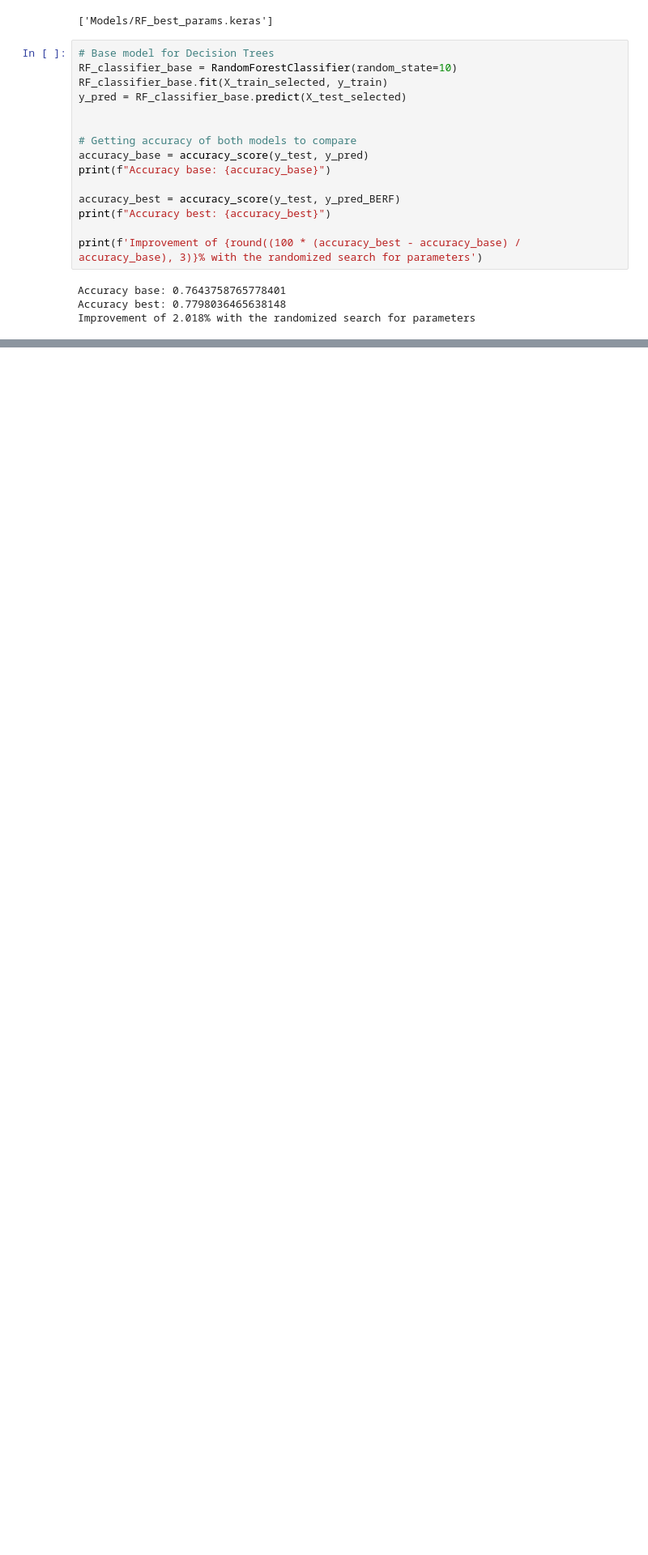
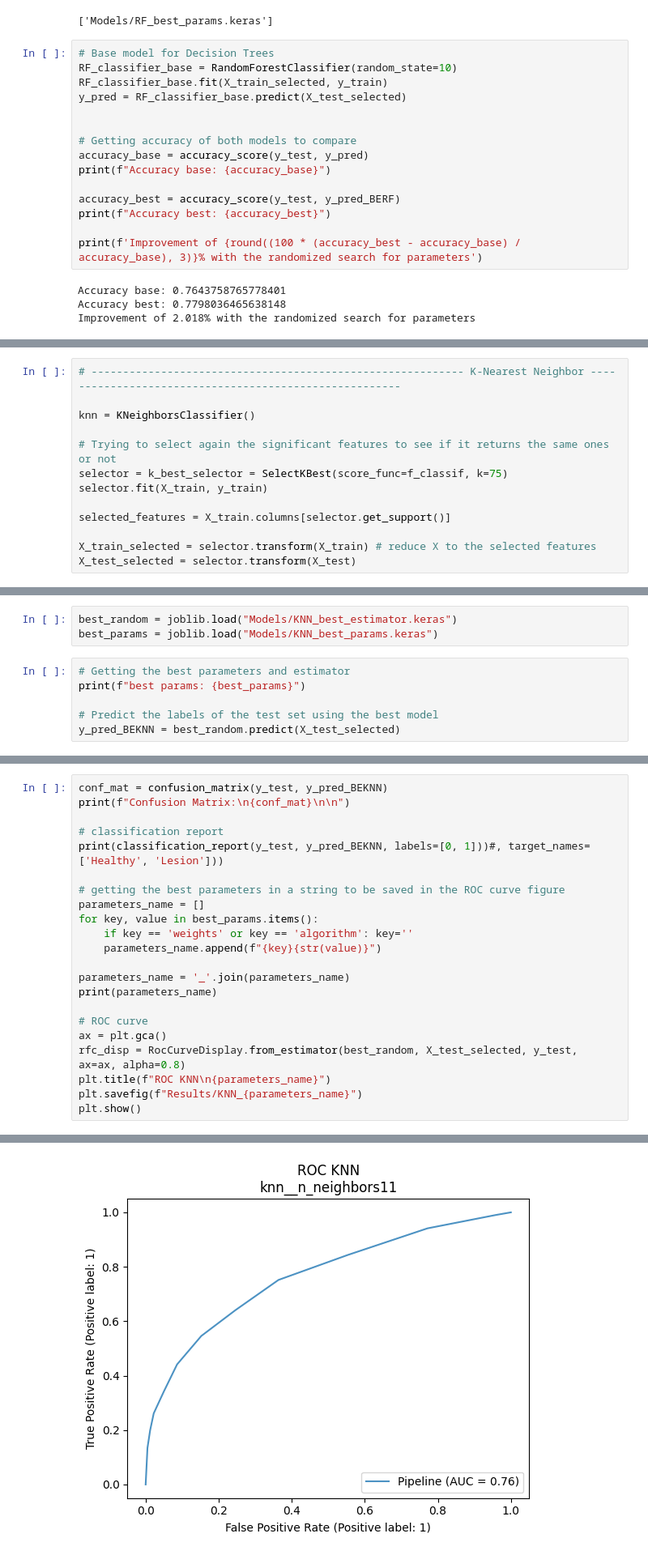
Before and after one commit to cesarz10/Techniques-of-AI, a Jupyter notebook: Project/breast_cancer_CesarZapata.ipynb, the cells around one changed output, grey strips where cells are left out. Shown at 81% size. Cells and saved outputs as stored; diff of their text form; blank space fills up the shorter version.

```diff
--- a/Project/breast_cancer_CesarZapata.ipynb
+++ b/Project/breast_cancer_CesarZapata.ipynb
@@ -526,0 +531,13 @@ n_estimators788_sqrt_max_depth200
+# %%
+# ----------------------------------------------------------- K-Nearest Neighbor -------------------------------------------------------
+
+knn = KNeighborsClassifier()
+
+# Trying to select again the significant features to see if it returns the same ones or not
+selector = k_best_selector = SelectKBest(score_func=f_classif, k=75)
+selector.fit(X_train, y_train)
+
+selected_features = X_train.columns[selector.get_support()]
+
+X_train_selected = selector.transform(X_train) # reduce X to the selected features
+X_test_selected = selector.transform(X_test)
@@ -526,0 +608,9 @@ n_estimators788_sqrt_max_depth200
+# %%
+best_random = joblib.load("Models/KNN_best_estimator.keras")
+best_params = joblib.load("Models/KNN_best_params.keras")
+# %%
+# Getting the best parameters and estimator
+print(f"best params: {best_params}")
+
+# Predict the labels of the test set using the best model
+y_pred_BEKNN = best_random.predict(X_test_selected)
@@ -526,0 +646,23 @@ n_estimators788_sqrt_max_depth200
+# %%
+conf_mat = confusion_matrix(y_test, y_pred_BEKNN)
+print(f"Confusion Matrix:\n{conf_mat}\n\n")
+
+# classification report
+print(classification_report(y_test, y_pred_BEKNN, labels=[0, 1]))#, target_names=['Healthy', 'Lesion']))
+
+# getting the best parameters in a string to be saved in the ROC curve figure
+parameters_name = []
+for key, value in best_params.items():
+    if key == 'weights' or key == 'algorithm': key=''
+    parameters_name.append(f"{key}{str(value)}")
+
+parameters_name = '_'.join(parameters_name)
+print(parameters_name)
+
+# ROC curve
+ax = plt.gca()
+rfc_disp = RocCurveDisplay.from_estimator(best_random, X_test_selected, y_test, ax=ax, alpha=0.8)
+plt.title(f"ROC KNN\n{parameters_name}")
+plt.savefig(f"Results/KNN_{parameters_name}")
+plt.show()
+# %% [output]
@@ -526,0 +684 @@ n_estimators788_sqrt_max_depth200
+[figure, added]
```
Also changed, not shown: parts of 13 cells of this notebook, 5 other files.
